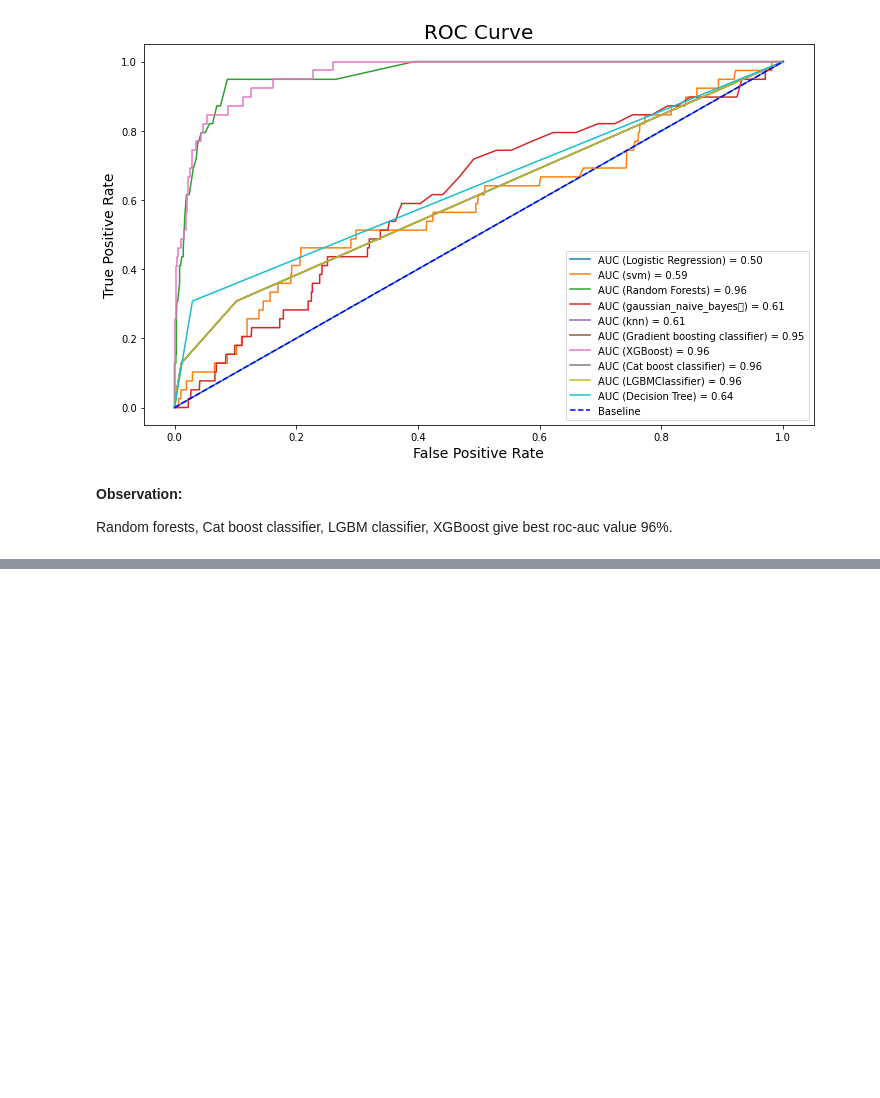
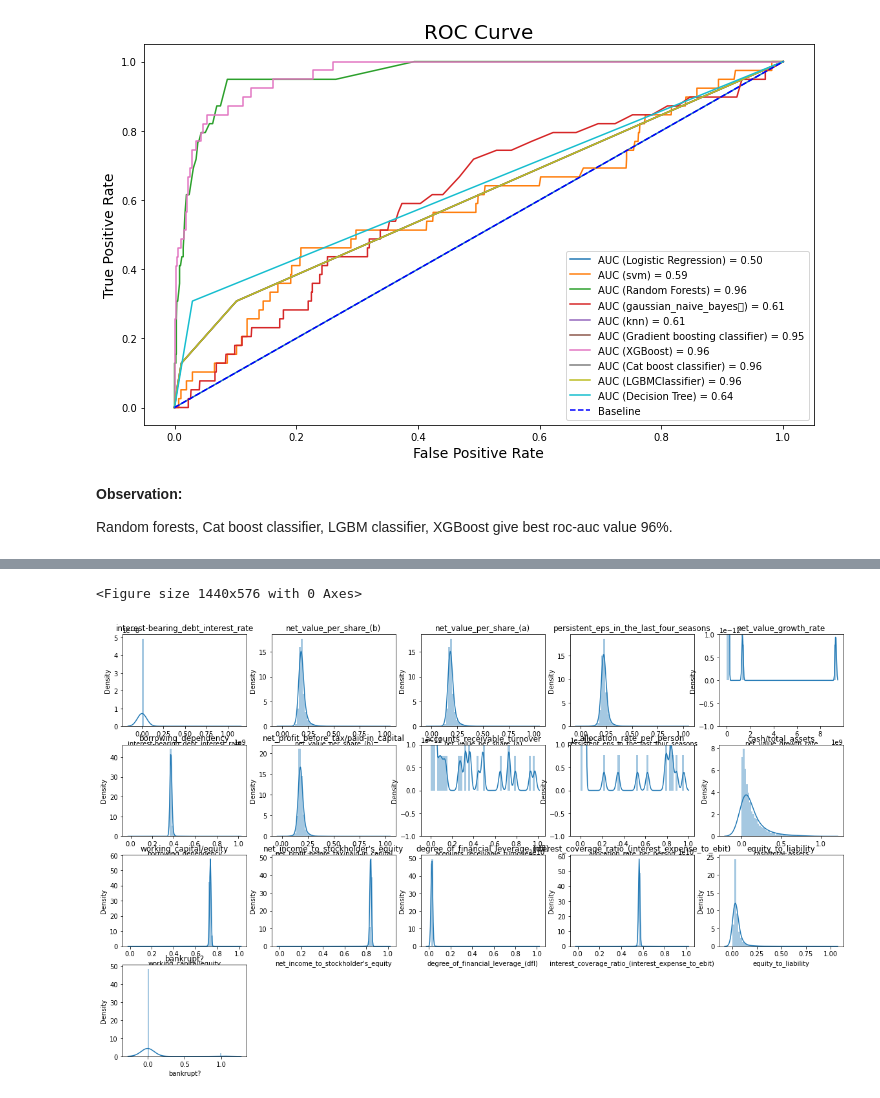
Before and after one commit to Bhushan271098/COMPANY-BANKRUPTCY-PREDICTION, a Jupyter notebook: Final_Copy_of_COMPANY_BANKRUPTCY_PREDICTION.ipynb, the cells around one changed output, grey strips where cells are left out. Cells and saved outputs as stored; diff of their text form; code cells hidden in the pictures; blank space fills up the shorter version.

```diff
--- a/Final_Copy_of_COMPANY_BANKRUPTCY_PREDICTION.ipynb
+++ b/Final_Copy_of_COMPANY_BANKRUPTCY_PREDICTION.ipynb
@@ -1630,0 +1689,11 @@ Random forests, Cat boost classifier, LGBM classifier, XGBoost give best roc-auc
+# %%
+x_train_rfe = select.transform(x_train)
+x_test_rfe = select.transform(x_test)
+
+score = RandomForestClassifier().fit(x_train_rfe, y_train).score(x_test_rfe, y_test)
+
+print("Test score: {:.3f}".format(score), " number of features: {}".format(15))
+
+features = pd.DataFrame({'features':list(df.iloc[:,1:].keys()), 'select':list(mask)})
+features = list(features[features['select']==True]['features'])
+features.append('bankrupt?')
@@ -1630,0 +1702,4 @@ Random forests, Cat boost classifier, LGBM classifier, XGBoost give best roc-auc
+# %%
+df = df[features]
+
+df.info()
@@ -1630,0 +1728,7 @@ Random forests, Cat boost classifier, LGBM classifier, XGBoost give best roc-auc
+# %%
+# Split feature as categorical and continuous features
+
+cat_features=df.select_dtypes(exclude=np.number).columns
+cont_features=df.select_dtypes(include=[np.number,'float64','int64']).columns
+
+features=print(df.columns)
@@ -1630,0 +1746,21 @@ Random forests, Cat boost classifier, LGBM classifier, XGBoost give best roc-auc
+# %%
+# Exploring categorical data
+
+plt.figure(figsize=(20,8))
+for index, col in enumerate(cat_features, start=1):
+    plt.subplot(4,4,index)
+    plt.title(col)
+    plt.pie(df[col].value_counts(), labels=df[col].value_counts().index)
+# %% [output]
+<Figure size 1440x576 with 0 Axes>
+# %%
+# Exploring continuous data
+
+import matplotlib.pyplot as plt
+plt.figure(figsize=(20,12))
+for index, col in enumerate(cont_features, start=1):
+    plt.subplot(4,5,index)
+    plt.title(col)
+    sns.distplot(df[col], kde_kws={'bw':0.5}) # bw is bandwith
+# %% [output]
+[figure, added]
```
Also changed, not shown: parts of 24 cells of this notebook.
